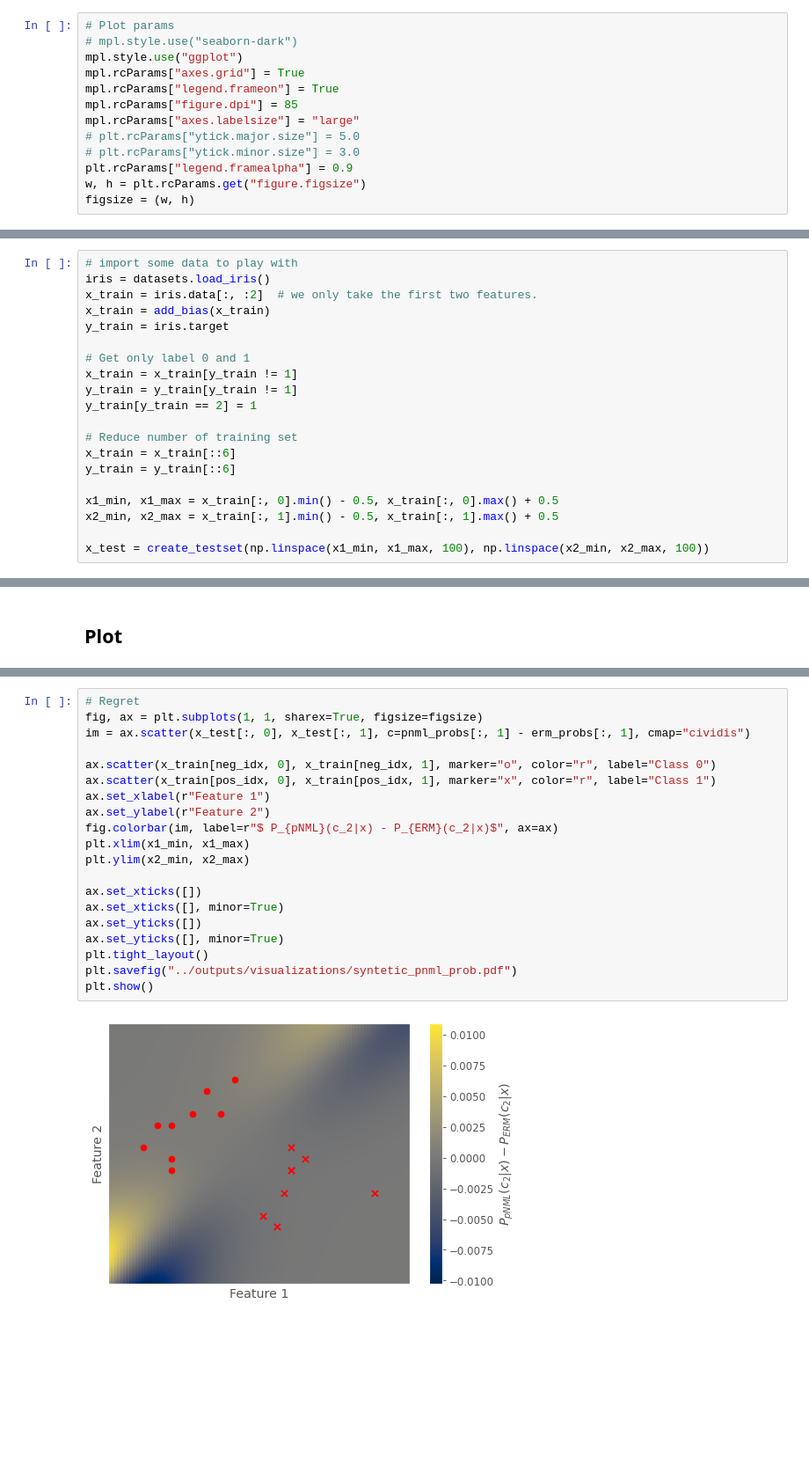
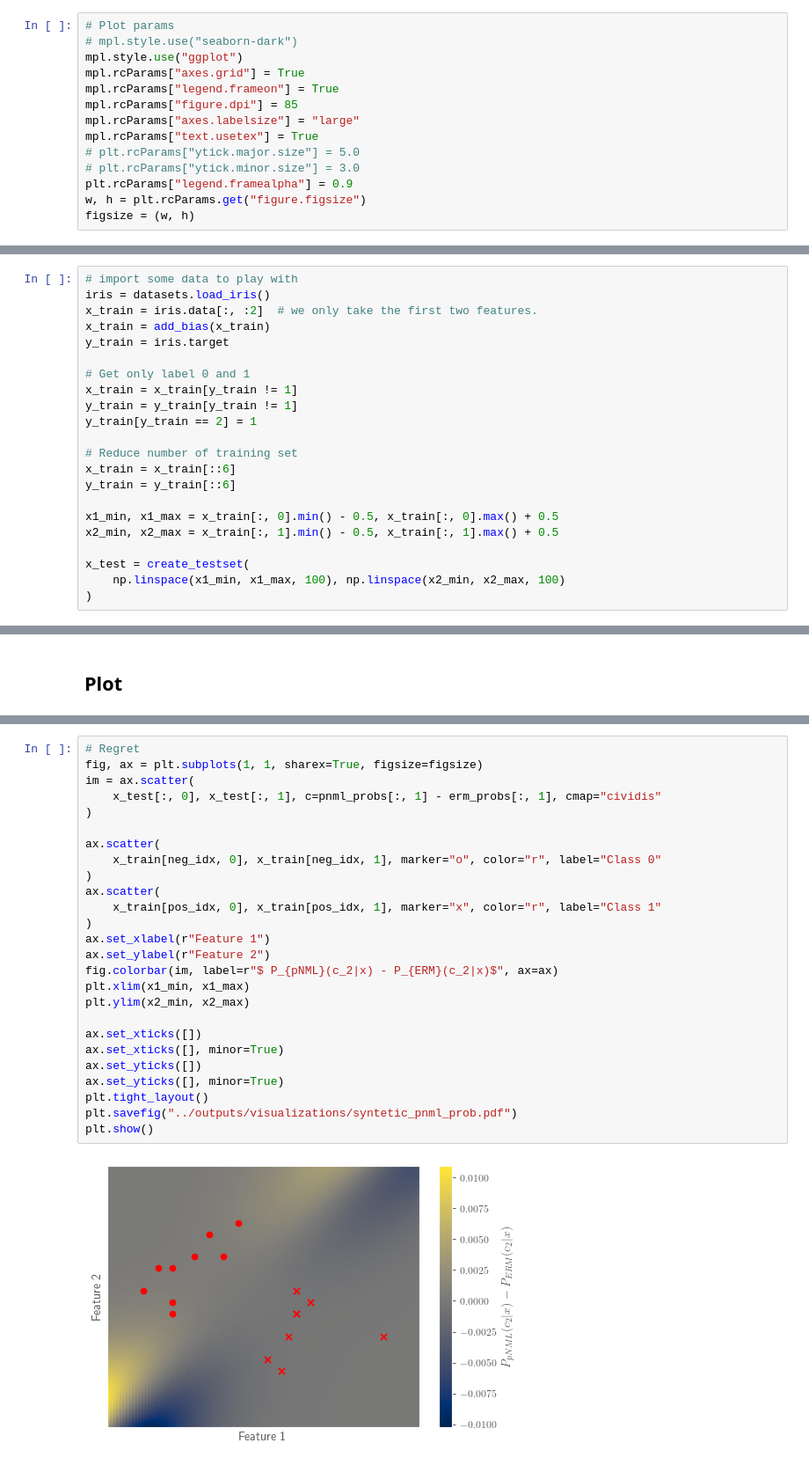
Before and after one commit to kobybibas/pnml_ood_detection, a Jupyter notebook: notebooks/one_layer_nn.ipynb, the cells around one changed output, grey strips where cells are left out. Shown: that part at 88% size. Saved outputs shown, nothing was run; the diff lists cells and outputs as text; blank space fills up the shorter version.

```diff
--- a/notebooks/one_layer_nn.ipynb
+++ b/notebooks/one_layer_nn.ipynb
@@ -19,6 +19,7 @@ mpl.rcParams["axes.grid"] = True
 mpl.rcParams["legend.frameon"] = True
 mpl.rcParams["figure.dpi"] = 85
 mpl.rcParams["axes.labelsize"] = "large"
+mpl.rcParams["text.usetex"] = True
 # plt.rcParams["ytick.major.size"] = 5.0
 # plt.rcParams["ytick.minor.size"] = 3.0
 plt.rcParams["legend.framealpha"] = 0.9
@@ -97,7 +98,9 @@ y_train = y_train[::6]
 x1_min, x1_max = x_train[:, 0].min() - 0.5, x_train[:, 0].max() + 0.5
 x2_min, x2_max = x_train[:, 1].min() - 0.5, x_train[:, 1].max() + 0.5
 
-x_test = create_testset(np.linspace(x1_min, x1_max, 100), np.linspace(x2_min, x2_max, 100))
+x_test = create_testset(
+    np.linspace(x1_min, x1_max, 100), np.linspace(x2_min, x2_max, 100)
+)
 # %% [markdown]
 ## Fit
 # %%
@@ -243,22 +250,28 @@ plt.show()
 # %%
 # Regret
 fig, ax = plt.subplots(1, 1, sharex=True, figsize=figsize)
-im = ax.scatter(x_test[:, 0], x_test[:, 1], c=pnml_probs[:, 1] - erm_probs[:, 1], cmap="cividis")
+im = ax.scatter(
+    x_test[:, 0], x_test[:, 1], c=pnml_probs[:, 1] - erm_probs[:, 1], cmap="cividis"
+)
 
-ax.scatter(x_train[neg_idx, 0], x_train[neg_idx, 1], marker="o", color="r", label="Class 0")
-ax.scatter(x_train[pos_idx, 0], x_train[pos_idx, 1], marker="x", color="r", label="Class 1")
+ax.scatter(
+    x_train[neg_idx, 0], x_train[neg_idx, 1], marker="o", color="r", label="Class 0"
+)
+ax.scatter(
+    x_train[pos_idx, 0], x_train[pos_idx, 1], marker="x", color="r", label="Class 1"
+)
 ax.set_xlabel(r"Feature 1")
 ax.set_ylabel(r"Feature 2")
 fig.colorbar(im, label=r"$ P_{pNML}(c_2|x) - P_{ERM}(c_2|x)$", ax=ax)
 plt.xlim(x1_min, x1_max)
 plt.ylim(x2_min, x2_max)
 
 ax.set_xticks([])
 ax.set_xticks([], minor=True)
 ax.set_yticks([])
 ax.set_yticks([], minor=True)
 plt.tight_layout()
 plt.savefig("../outputs/visualizations/syntetic_pnml_prob.pdf")
 plt.show()
 # %% [output]
-[figure, old version]
+[figure, new version]
```
Also changed, not shown: parts of 5 cells of this notebook, 27 other files.
